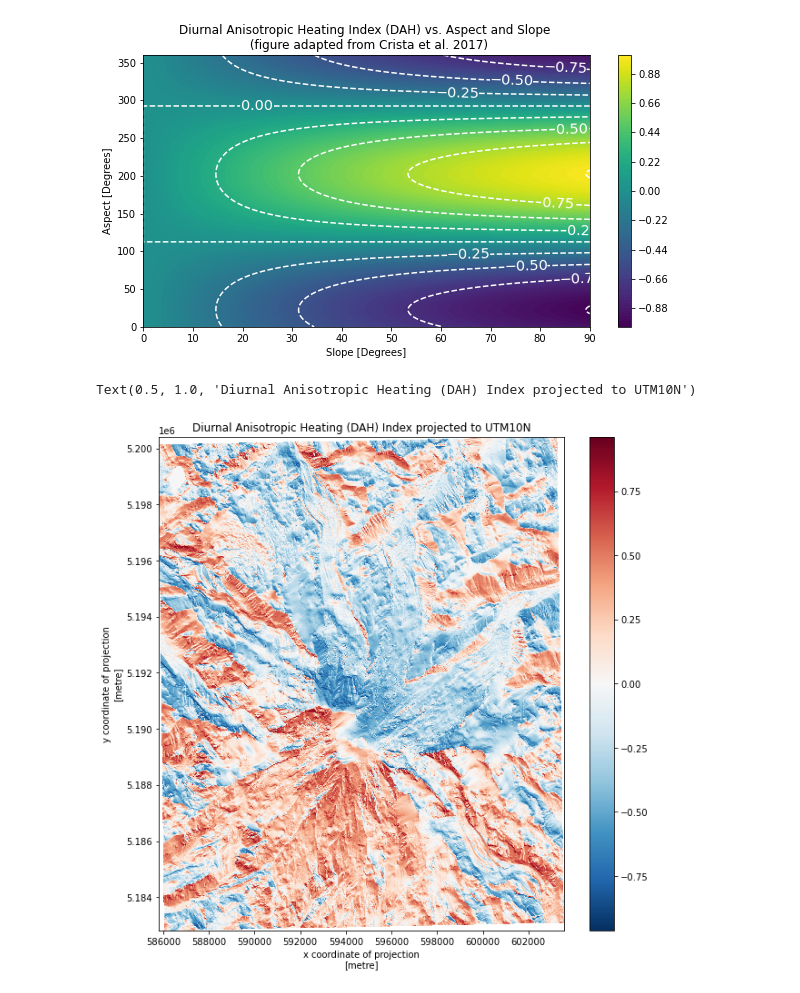
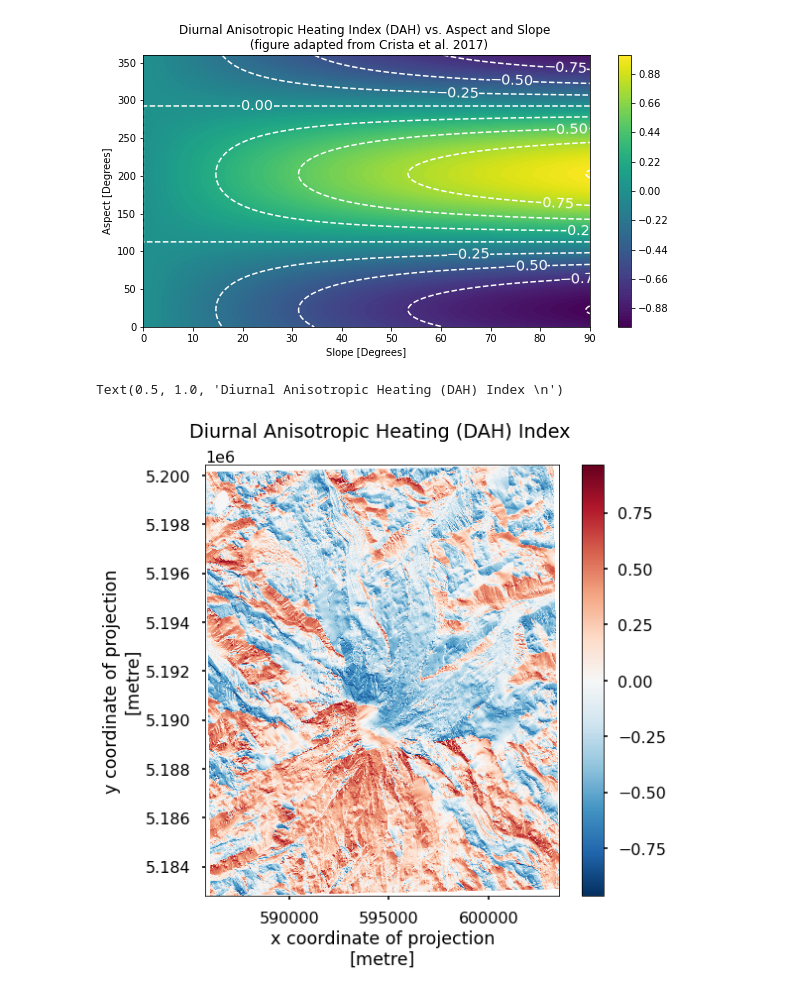
Before and after one commit to egagli/sar_snowmelt_timing, a Jupyter notebook: dem/diurnal_anisotropic_heating_index.ipynb, the cells around one changed output. Drawn from its saved outputs; the diff is of its cells as text; code cells hidden in the pictures.

```diff
--- a/dem/diurnal_anisotropic_heating_index.ipynb
+++ b/dem/diurnal_anisotropic_heating_index.ipynb
@@ -33,11 +33,12 @@ Text(0.5, 1.0, 'Diurnal Anisotropic Heating Index (DAH) vs. Aspect and Slope \n
 DAH = np.cos(np.deg2rad(alpha_max-aspect))*np.arctan(np.deg2rad(slope))
 DAH = DAH.rio.reproject('EPSG:32610', resampling=rio.enums.Resampling.nearest)
 # %%
-f,ax=plt.subplots(figsize=(10,10))
+f,ax=plt.subplots(figsize=(8,8))
+plt.style.use('seaborn-poster')
 DAH.plot(ax=ax)
-ax.set_title('Diurnal Anisotropic Heating (DAH) Index projected to UTM10N')
+ax.set_title('Diurnal Anisotropic Heating (DAH) Index \n')
 # %% [output]
-Text(0.5, 1.0, 'Diurnal Anisotropic Heating (DAH) Index projected to UTM10N')
+Text(0.5, 1.0, 'Diurnal Anisotropic Heating (DAH) Index \n')
-[figure, old version]
+[figure, new version]
 # %%
 DAH.rio.to_raster('diurnal_anisotropic_heating_index_rainier.tif')
```
